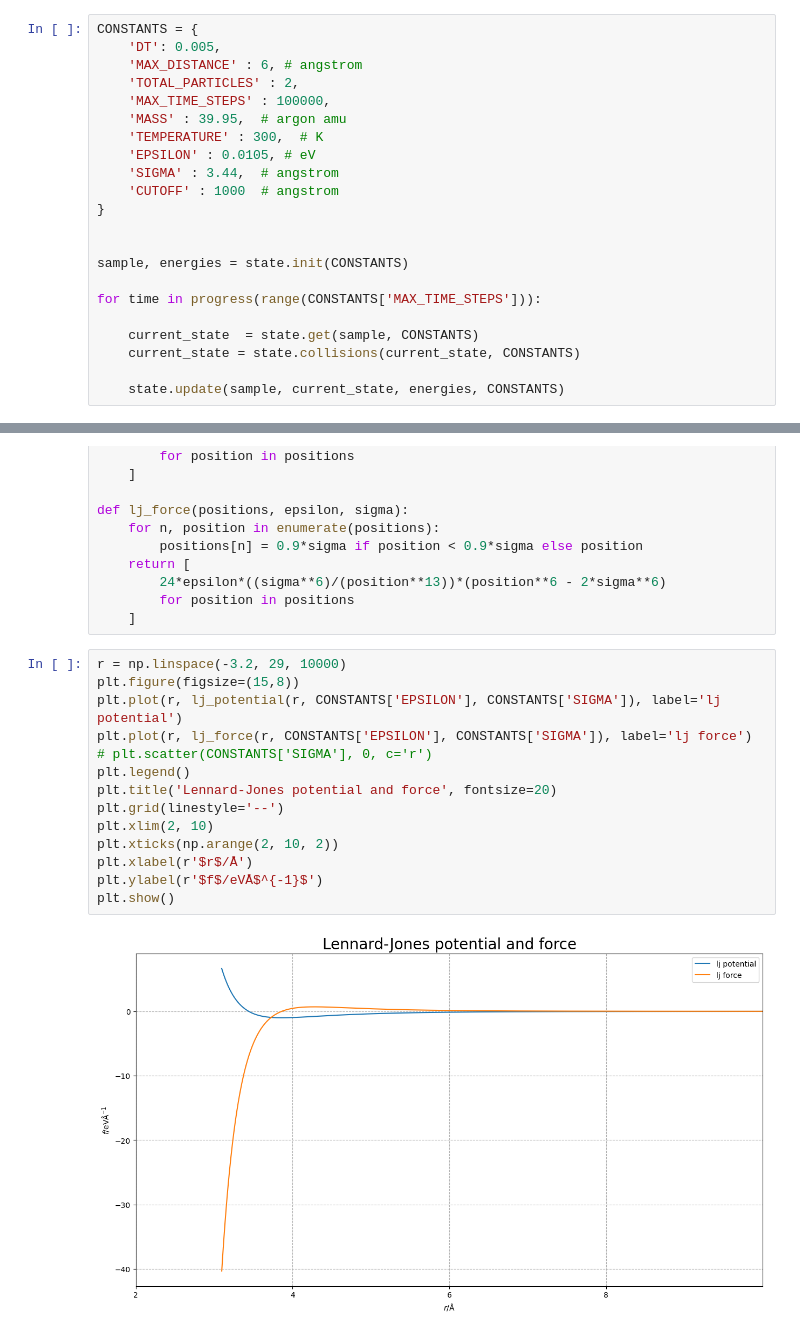
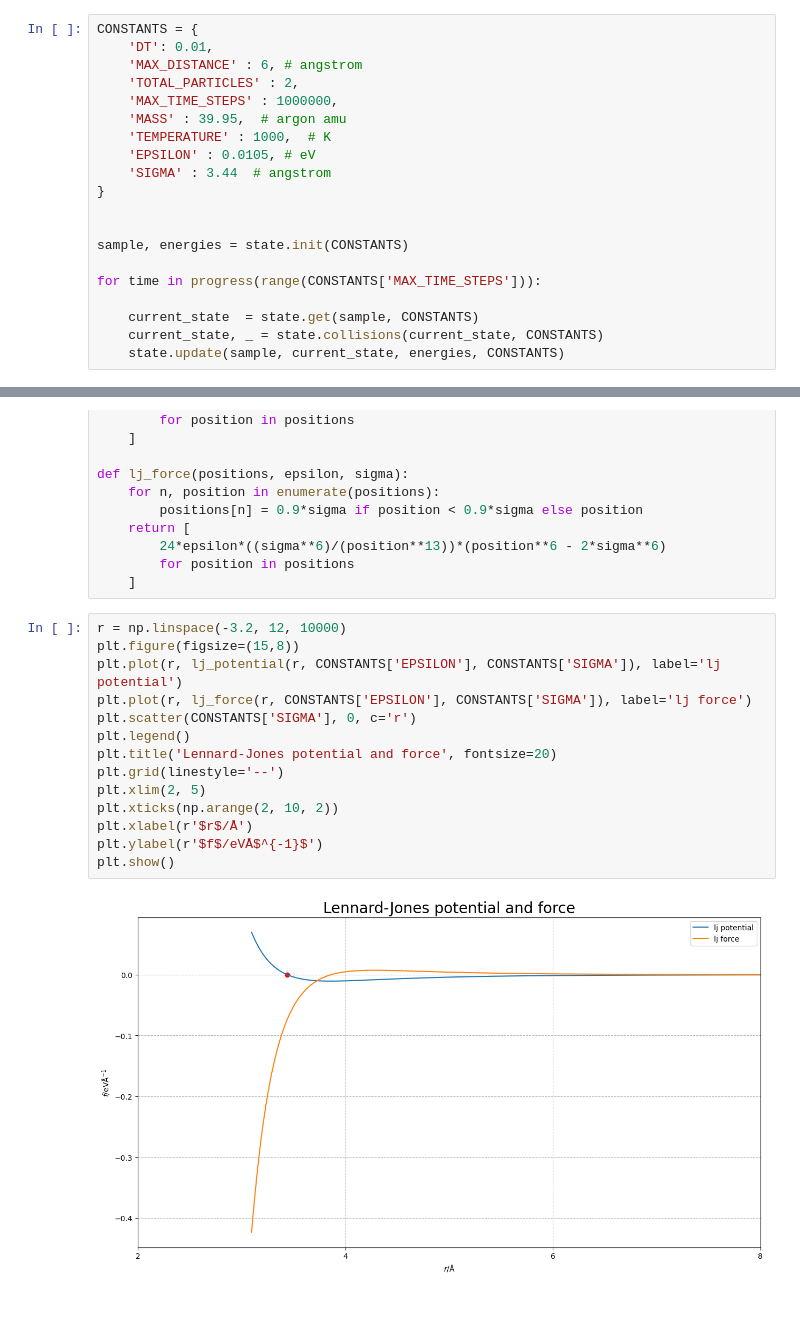
Before and after one commit to giuseppesimionato/gas-simulation, a Jupyter notebook: gas-simulation.ipynb, the cells around one changed output, grey strips where cells are left out. Saved outputs shown, nothing was run; the diff lists cells and outputs as text; blank space fills up the shorter version.

```diff
--- a/gas-simulation.ipynb
+++ b/gas-simulation.ipynb
@@ -20,15 +20,14 @@ import numpy as np
 from matplotlib import pyplot as plt
 # %%
 CONSTANTS = {
-    'DT': 0.005,
+    'DT': 0.01,
     'MAX_DISTANCE' : 6, # angstrom
     'TOTAL_PARTICLES' : 2,
-    'MAX_TIME_STEPS' : 100000,
+    'MAX_TIME_STEPS' : 1000000,
     'MASS' : 39.95,  # argon amu
-    'TEMPERATURE' : 300,  # K
+    'TEMPERATURE' : 1000,  # K
     'EPSILON' : 0.0105, # eV
-    'SIGMA' : 3.44,  # angstrom
-    'CUTOFF' : 1000  # angstrom
+    'SIGMA' : 3.44  # angstrom
 }
 
 
@@ -37,8 +36,7 @@ sample, energies = state.init(CONSTANTS)
 for time in progress(range(CONSTANTS['MAX_TIME_STEPS'])):
 
     current_state  = state.get(sample, CONSTANTS)
-    current_state = state.collisions(current_state, CONSTANTS)
-
+    current_state, _ = state.collisions(current_state, CONSTANTS)
     state.update(sample, current_state, energies, CONSTANTS)
 # %% [markdown]
 ## Plots
@@ -59,21 +57,21 @@ def lj_force(positions, epsilon, sigma):
         for position in positions
     ]
 # %%
-r = np.linspace(-3.2, 29, 10000)
+r = np.linspace(-3.2, 12, 10000)
 plt.figure(figsize=(15,8))
 plt.plot(r, lj_potential(r, CONSTANTS['EPSILON'], CONSTANTS['SIGMA']), label='lj potential')
 plt.plot(r, lj_force(r, CONSTANTS['EPSILON'], CONSTANTS['SIGMA']), label='lj force')
-# plt.scatter(CONSTANTS['SIGMA'], 0, c='r')
+plt.scatter(CONSTANTS['SIGMA'], 0, c='r')
 plt.legend()
 plt.title('Lennard-Jones potential and force', fontsize=20)
 plt.grid(linestyle='--')
-plt.xlim(2, 10)
+plt.xlim(2, 5)
 plt.xticks(np.arange(2, 10, 2))
 plt.xlabel(r'$r$/Å')
 plt.ylabel(r'$f$/eVÅ$^{-1}$')
 plt.show()
 # %% [output]
-[figure, old version]
+[figure, new version]
 # %%
 plot.energy(energies)
 plot.particle_trajectory(sample, CONSTANTS['MAX_DISTANCE'])
```
Also changed, not shown: parts of 1 cell of this notebook, 6 other files.
